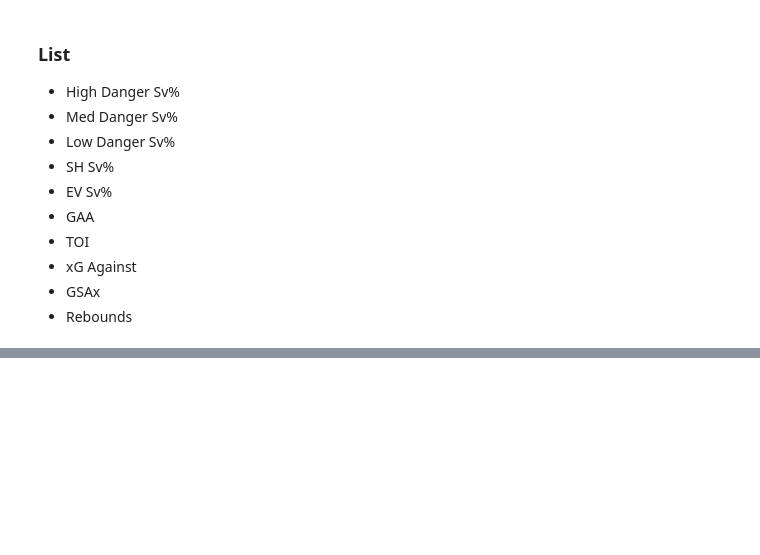
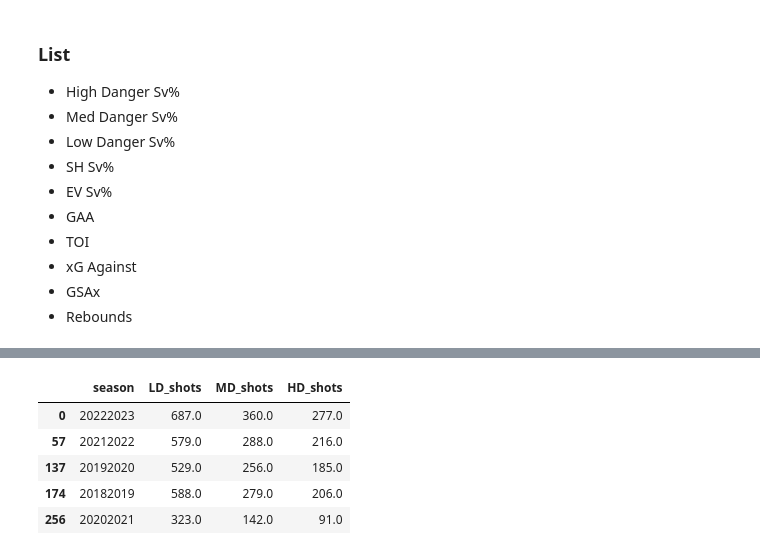
Before and after one commit to CharlesJub/HockeySavant, a Jupyter notebook: scripts/percentiles.ipynb, the cells around one changed output, grey strips where cells are left out. Cells and saved outputs as stored; diff of their text form; code cells hidden in the pictures; blank space fills up the shorter version.

```diff
--- a/scripts/percentiles.ipynb
+++ b/scripts/percentiles.ipynb
@@ -434,5 +427,5 @@ play_by_play['angleToGoal'] = play_by_play.apply(lambda row: np.degrees(np.arcta
 play_by_play['angleToGoal'] = np.where(play_by_play['angleToGoal'] < -90, np.abs(play_by_play['angleToGoal'])-180, play_by_play['angleToGoal'])
 # %%
 play_by_play['highDangerChance'] = np.where(((play_by_play['flippedCoordsX'] <= 100-13.1) & (play_by_play['flippedCoordsX'] >= 100-34.1) & (play_by_play['flippedCoordsY'] <= 6) & (play_by_play['flippedCoordsY'] >= -6)), 1, 0)
-play_by_play['medDangerChance'] = np.where(((play_by_play['highDangerChance'] == 0) & (play_by_play['angleToGoal'] > 30) & (play_by_play['flippedCoordsX'] >= 13.1) & (play_by_play['flippedCoordsX'] >= 50.25) & (play_by_play['flippedCoordsY'] <= 22.0) & (play_by_play['flippedCoordsY'] >= -22)), 1, 0)
-play_by_play['lowDangerChance'] = np.where(((play_by_play['highDangerChance'] == 0) & (play_by_play['medDangerChance'] == 0)), 1, 0)
+play_by_play['medDangerChance'] = np.where(((play_by_play['highDangerChance'] == 0) & (play_by_play['angleToGoal'] > 40) & (play_by_play['flippedCoordsX'] >= 13.1) & (play_by_play['flippedCoordsX'] >= 50.25) & (play_by_play['flippedCoordsY'] <= 22.0) & (play_by_play['flippedCoordsY'] >= -22)), 1, 0)
+play_by_play['lowDangerChance'] = np.where(((play_by_play['highDangerChance'] == 0) & (play_by_play['medDangerChance'] == 0) & (play_by_play['flippedCoordsX'] >= 29)), 1, 0)
@@ -469,0 +540,9 @@ sc = play_by_play.plot(x='coordsX', y='coordsY', kind='scatter',
+# %%
+goalie_stats_df[goalie_stats_df['goalie'] == 8476999][['season','LD_shots','MD_shots','HD_shots']]
+# %% [output]
+|  | season | LD_shots | MD_shots | HD_shots |
+| 0 | 20222023 | 687.0 | 360.0 | 277.0 |
+| 57 | 20212022 | 579.0 | 288.0 | 216.0 |
+| 137 | 20192020 | 529.0 | 256.0 | 185.0 |
+| 174 | 20182019 | 588.0 | 279.0 | 206.0 |
+| 256 | 20202021 | 323.0 | 142.0 | 91.0 |
```
Also changed, not shown: parts of 20 cells of this notebook.
